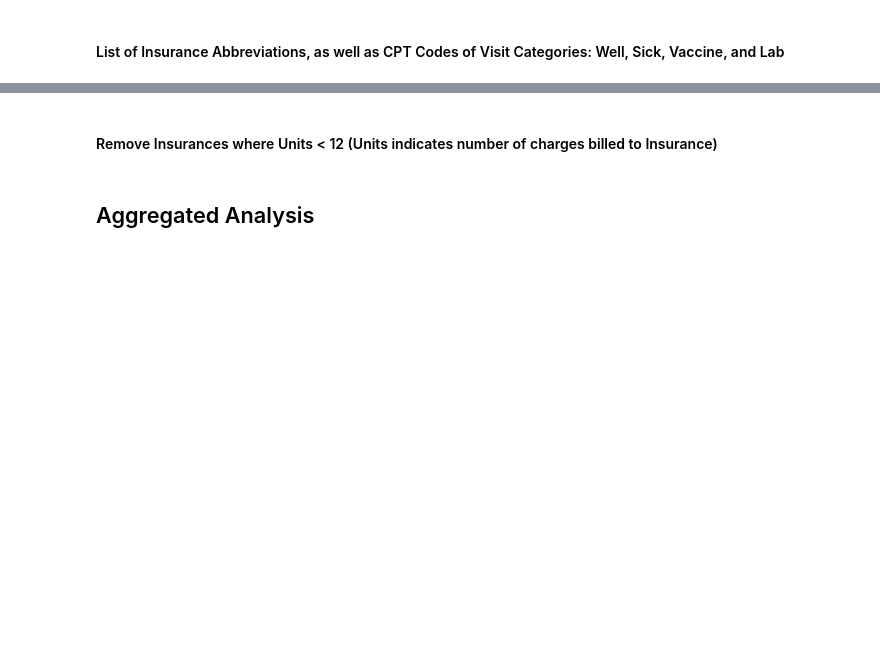
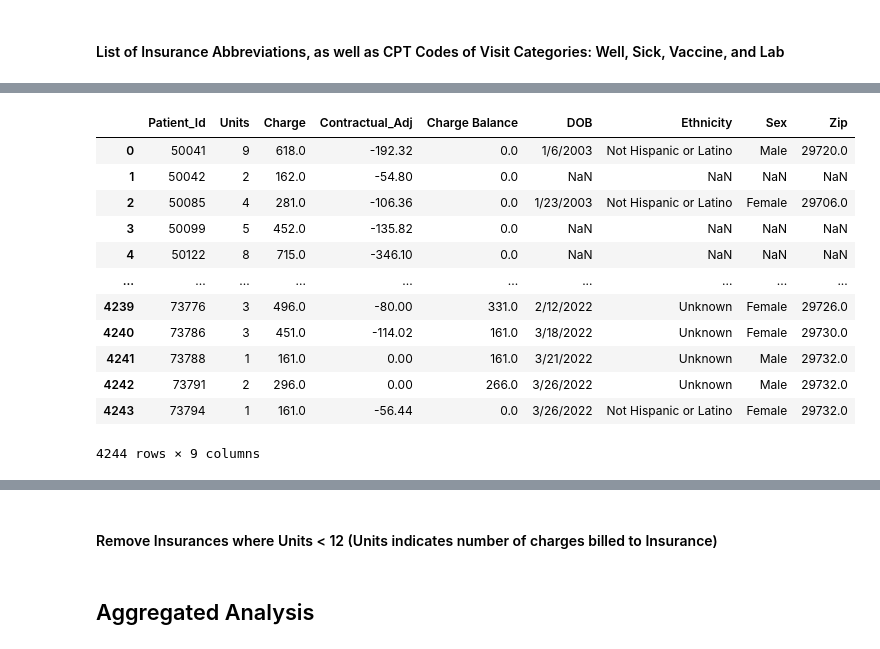
Before and after one commit to saajanrpatel/Sunshine, a Jupyter notebook: Overall_EDA.ipynb, the cells around one changed output, grey strips where cells are left out. Drawn from its saved outputs; the diff is of its cells as text; code cells hidden in the pictures; blank space fills up the shorter version.

```diff
--- a/Overall_EDA.ipynb
+++ b/Overall_EDA.ipynb
@@ -48,3 +29,15 @@ vac_CPTs = ['90460', '90460PP', '90461', '90461PP', '90471', '90472', '90473', '
             '90696', '90696NC', '90700', '90700NC', '90707', '90707NC', '90713', '90715', '90715NC', '90716', '90716NC',
             '90723', '90723NC', '9073', '90734NC', '90744']
 lab_CPTs = ['81002', '81002PP', '81025', '83655', '85025', '87804', '87804PP', '87880', '87880NC', '87880PP']
+# %%
+def cons_visit_dict(pr_list1, pr_type1, pr_list2, pr_type2, pr_list3, pr_type3, pr_list4, pr_type4):
+    ref = {}
+    for proc in pr_list1:
+        ref.update({proc:pr_type1})
+    for proc in pr_list2:
+        ref.update({proc:pr_type2})
+    for proc in pr_list3:
+        ref.update({proc:pr_type3})
+    for proc in pr_list4:
+        ref.update({proc:pr_type4})
+    return ref
@@ -50,0 +63,3 @@ lab_CPTs = ['81002', '81002PP', '81025', '83655', '85025', '87804', '87804PP', '
+# %%
+df_pt_demo = pd.read_excel("patient_demographics.xls")
+df_pt_demo
@@ -50,0 +80,8 @@ lab_CPTs = ['81002', '81002PP', '81025', '83655', '85025', '87804', '87804PP', '
+# %%
+df_raw = df_raw.merge(df_pt_demo, on='Patient_Id', how='left')
+# %%
+df_raw['Procedure'] = df_raw['Procedure'].apply(str)
+df_raw['Zip'] = df_raw['Zip'].apply(str)
+procedure_ref = cons_visit_dict(well_CPTs, 'Well', sick_CPTs, 'Sick', vac_CPTs, 'Vaccine', lab_CPTs, 'Lab')
+df_raw['Procedure_Type'] = df_raw['Procedure'].map(procedure_ref)
+df_raw['Profit'] = df_raw['Charge'] - abs(df_raw['Contractual_Adj'])
@@ -50,0 +90,18 @@ lab_CPTs = ['81002', '81002PP', '81025', '83655', '85025', '87804', '87804PP', '
+# %%
+df_patient = df_raw.groupby(by=['Patient_Id', 'Insurance']).sum()
+df_patient = df_patient.merge(df_pt_demo, on='Patient_Id', how='left')
+df_patient
+# %% [output]
+|  | Patient_Id | Units | Charge | Contractual_Adj | Charge Balance | DOB | Ethnicity | Sex | Zip |
+| 0 | 50041 | 9 | 618.0 | -192.32 | 0.0 | 1/6/2003 | Not Hispanic or Latino | Male | 29720.0 |
+| 1 | 50042 | 2 | 162.0 | -54.80 | 0.0 | NaN | NaN | NaN | NaN |
+| 2 | 50085 | 4 | 281.0 | -106.36 | 0.0 | 1/23/2003 | Not Hispanic or Latino | Female | 29706.0 |
+| 3 | 50099 | 5 | 452.0 | -135.82 | 0.0 | NaN | NaN | NaN | NaN |
+| 4 | 50122 | 8 | 715.0 | -346.10 | 0.0 | NaN | NaN | NaN | NaN |
+| ... | ... | ... | ... | ... | ... | ... | ... | ... | ... |
+| 4239 | 73776 | 3 | 496.0 | -80.00 | 331.0 | 2/12/2022 | Unknown | Female | 29726.0 |
+| 4240 | 73786 | 3 | 451.0 | -114.02 | 161.0 | 3/18/2022 | Unknown | Female | 29730.0 |
+| 4241 | 73788 | 1 | 161.0 | 0.00 | 161.0 | 3/21/2022 | Unknown | Male | 29732.0 |
+| 4242 | 73791 | 2 | 296.0 | 0.00 | 266.0 | 3/26/2022 | Unknown | Male | 29732.0 |
+| 4243 | 73794 | 1 | 161.0 | -56.44 | 0.0 | 3/26/2022 | Not Hispanic or Latino | Female | 29732.0 |
+4244 rows × 9 columns
```
Also changed, not shown: parts of 59 cells of this notebook, 4 other files.
